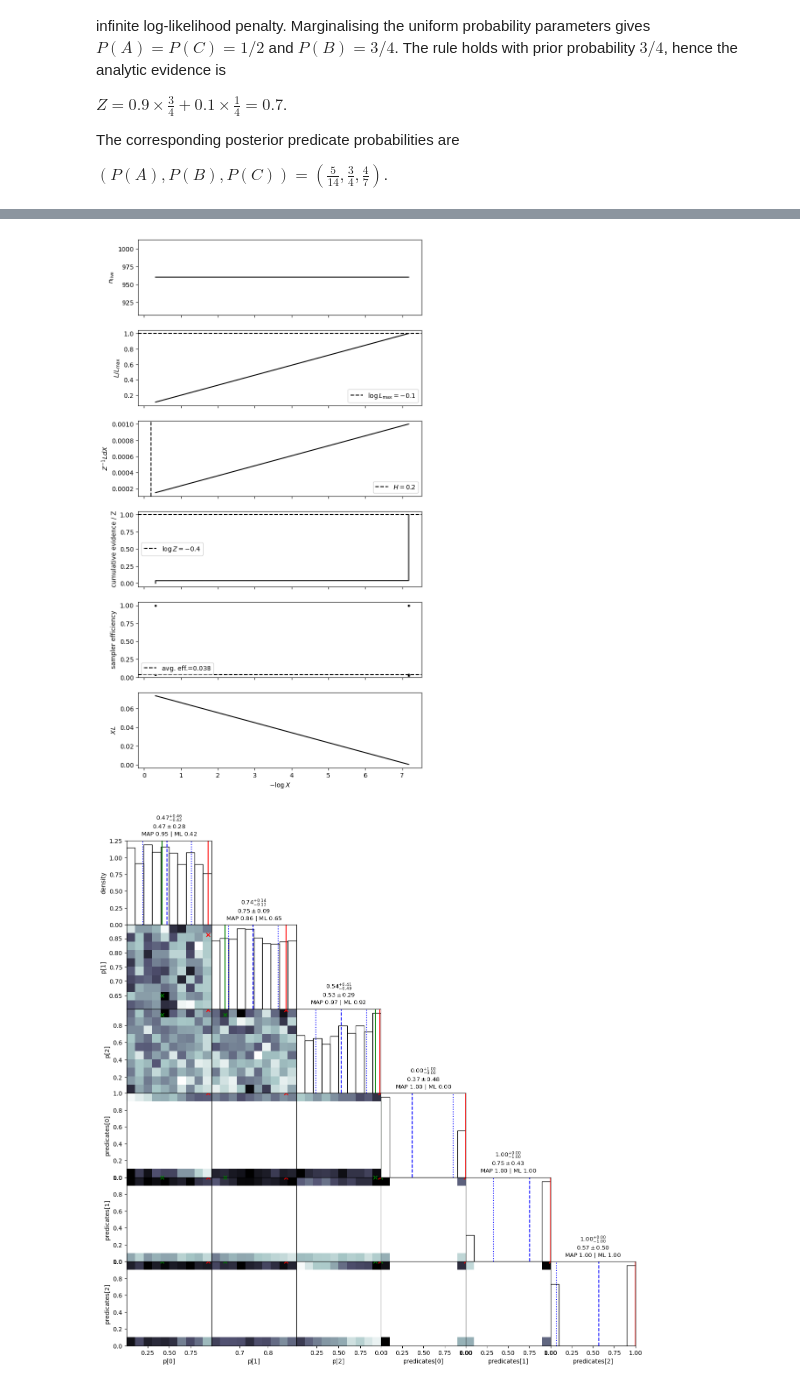
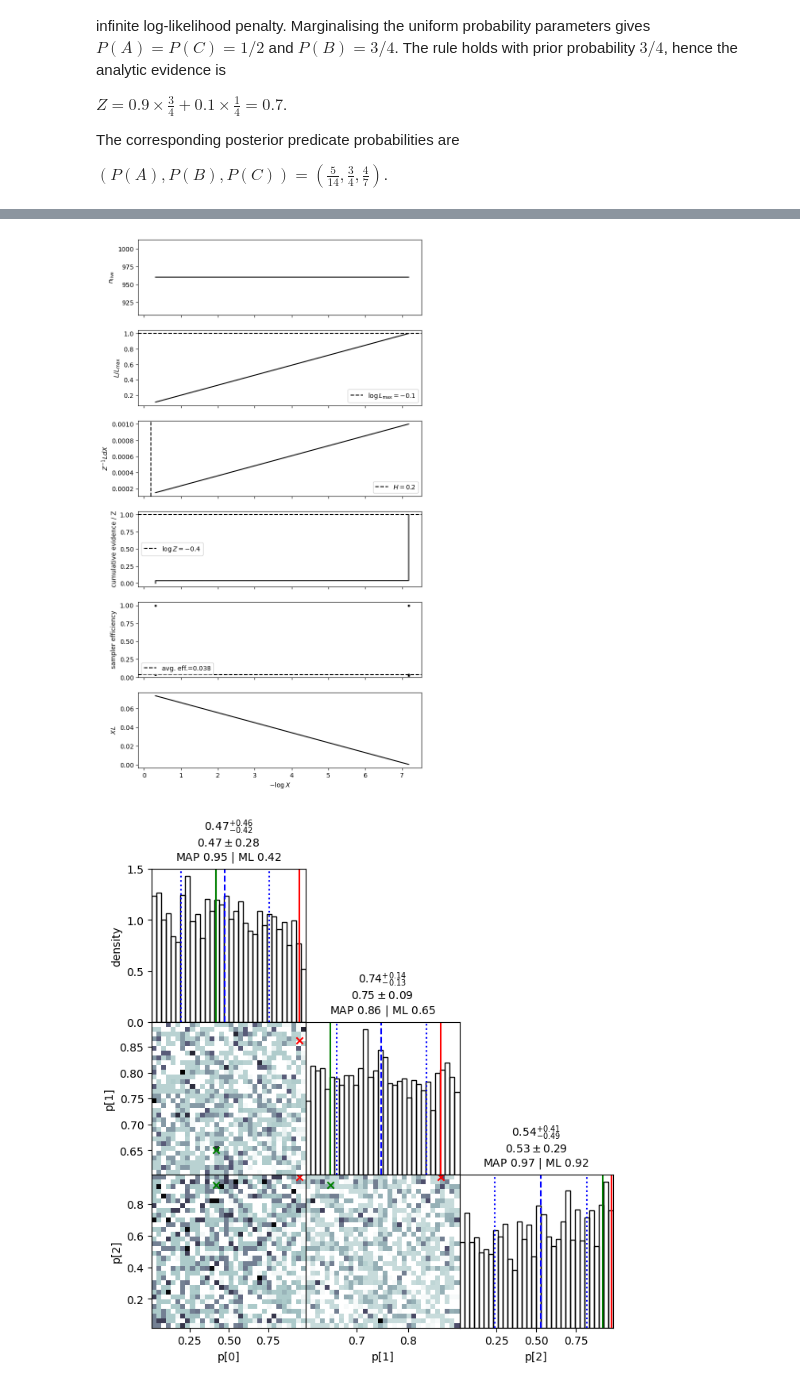
Before and after one commit to Joshuaalbert/jaxns, a Jupyter notebook: docs/examples/plausible_logic.ipynb, the cells around one changed output, grey strips where cells are left out. Saved outputs shown, nothing was run; the diff lists cells and outputs as text; code cells hidden in the pictures.

```diff
--- a/docs/examples/plausible_logic.ipynb
+++ b/docs/examples/plausible_logic.ipynb
@@ -73,24 +73,24 @@ results = state.to_result().trim()
 # %%
 results.summary()
 results.plot_diagnostics()
-results.plot_cornerplot()
+results.plot_cornerplot(variables=["p"])
 # %% [output]
 --------
 Termination Conditions:
 Small remaining evidence
 --------
 likelihood evals: 32233
 classic samples: 1214
 phantom samples: 6204
 likelihood evals / sample: 26.6
 --------
 logZ (classic expected)=-0.375 +- 0.017
 max(logL)=-0.105
 H=0.19
 ... (9 lines left out)
 predicates[0]: 0.37 +- 0.48 | 1.0 | 0.0
 predicates[1]: 0.75 +- 0.43 | 1.0 | 1.0
 predicates[2]: 0.57 +- 0.5 | 1.0 | 1.0
 --------
 [figure]
-[figure, old version]
+[figure, new version]
```
Also changed, not shown: parts of 4 cells of this notebook, 12 other files.
